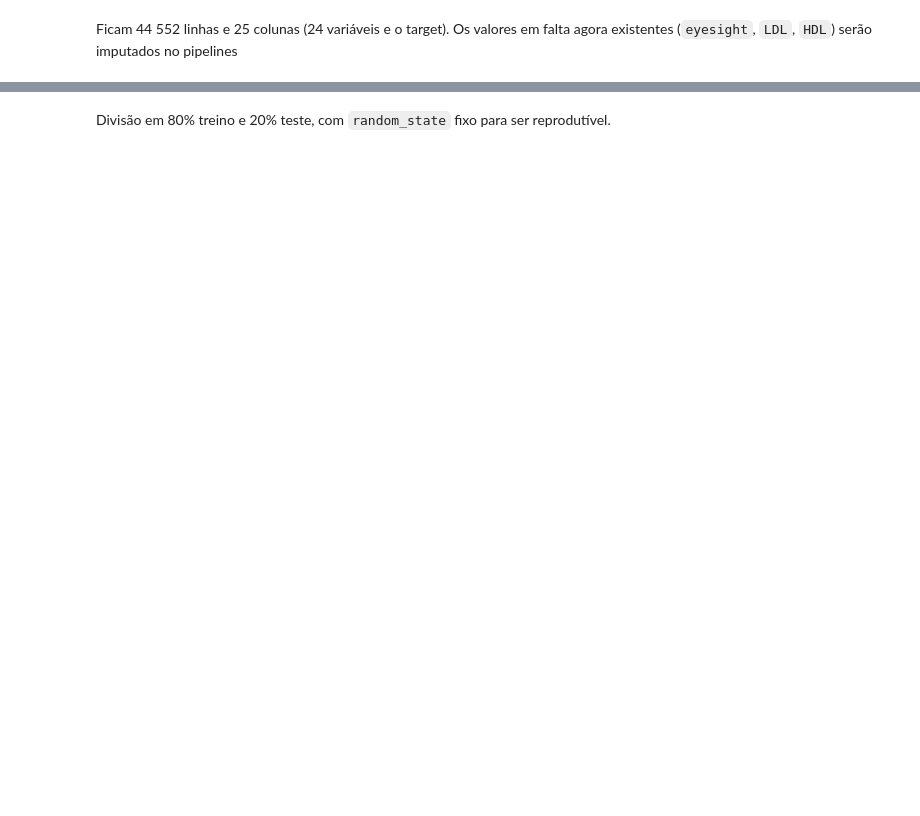
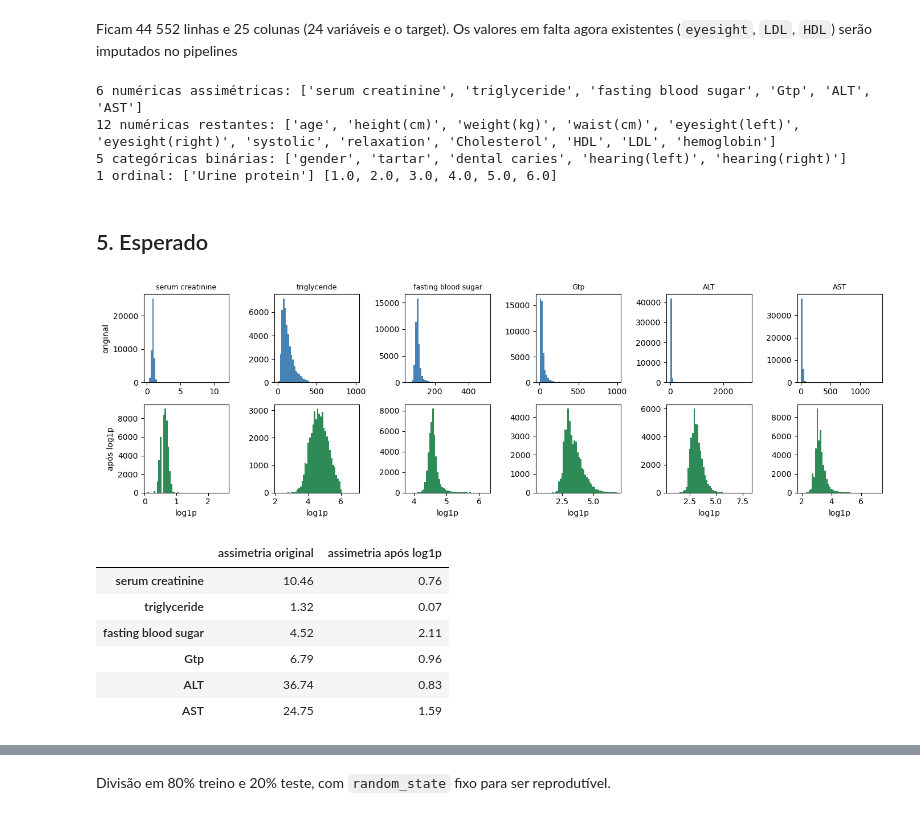
Before and after one commit to catarinagraca/tp-ml, a Jupyter notebook: meta1.ipynb, the cells around one changed output, grey strips where cells are left out. Saved outputs shown, nothing was run; the diff lists cells and outputs as text; code cells hidden in the pictures; blank space fills up the shorter version.

```diff
--- a/meta1.ipynb
+++ b/meta1.ipynb
@@ -200,2 +347,35 @@ dtype: int64
 # %% [markdown]
 Ficam 44 552 linhas e 25 colunas (24 variáveis e o target). Os valores em falta agora existentes (`eyesight`, `LDL`, `HDL`) serão imputados no pipelines
+# %%
+skew_cols = ["serum creatinine", "triglyceride", "fasting blood sugar", "Gtp", "ALT", "AST"]
+std_cols  = [c for c in num_cols if c not in skew_cols]
+print(len(skew_cols), "numéricas assimétricas:", skew_cols)
+print(len(std_cols),  "numéricas restantes:", std_cols)
+print(len(cat_cols),  "categóricas binárias:", cat_cols)
+print(len(ord_cols),  "ordinal:", ord_cols, sorted(df_clean[ord_cols[0]].unique().tolist()))
+# %% [output]
+6 numéricas assimétricas: ['serum creatinine', 'triglyceride', 'fasting blood sugar', 'Gtp', 'ALT', 'AST']
+12 numéricas restantes: ['age', 'height(cm)', 'weight(kg)', 'waist(cm)', 'eyesight(left)', 'eyesight(right)', 'systolic', 'relaxation', 'Cholesterol', 'HDL', 'LDL', 'hemoglobin']
+5 categóricas binárias: ['gender', 'tartar', 'dental caries', 'hearing(left)', 'hearing(right)']
+1 ordinal: ['Urine protein'] [1.0, 2.0, 3.0, 4.0, 5.0, 6.0]
+# %% [markdown]
+## 5. Esperado
+# %%
+sk = pd.DataFrame({"assimetria original": df_clean[skew_cols].skew(),
+                   "assimetria após log1p": np.log1p(df_clean[skew_cols]).skew()}).round(2)
+fig, ax = plt.subplots(2, 6, figsize=(14, 4.4))
+for j, c in enumerate(skew_cols):
+    ax[0, j].hist(df_clean[c].dropna(), bins=50, color="steelblue"); ax[0, j].set_title(c, fontsize=9)
+    ax[1, j].hist(np.log1p(df_clean[c].dropna()), bins=50, color="seagreen"); ax[1, j].set_xlabel("log1p")
+ax[0, 0].set_ylabel("original"); ax[1, 0].set_ylabel("após log1p")
+plt.tight_layout(); plt.savefig("fig_log1p.png", dpi=200, bbox_inches="tight"); plt.show()
+sk
+# %% [output]
+[figure, added]
+|  | assimetria original | assimetria após log1p |
+| serum creatinine | 10.46 | 0.76 |
+| triglyceride | 1.32 | 0.07 |
+| fasting blood sugar | 4.52 | 2.11 |
+| Gtp | 6.79 | 0.96 |
+| ALT | 36.74 | 0.83 |
+| AST | 24.75 | 1.59 |
```
Also changed, not shown: parts of 41 cells of this notebook, 18 other files.
